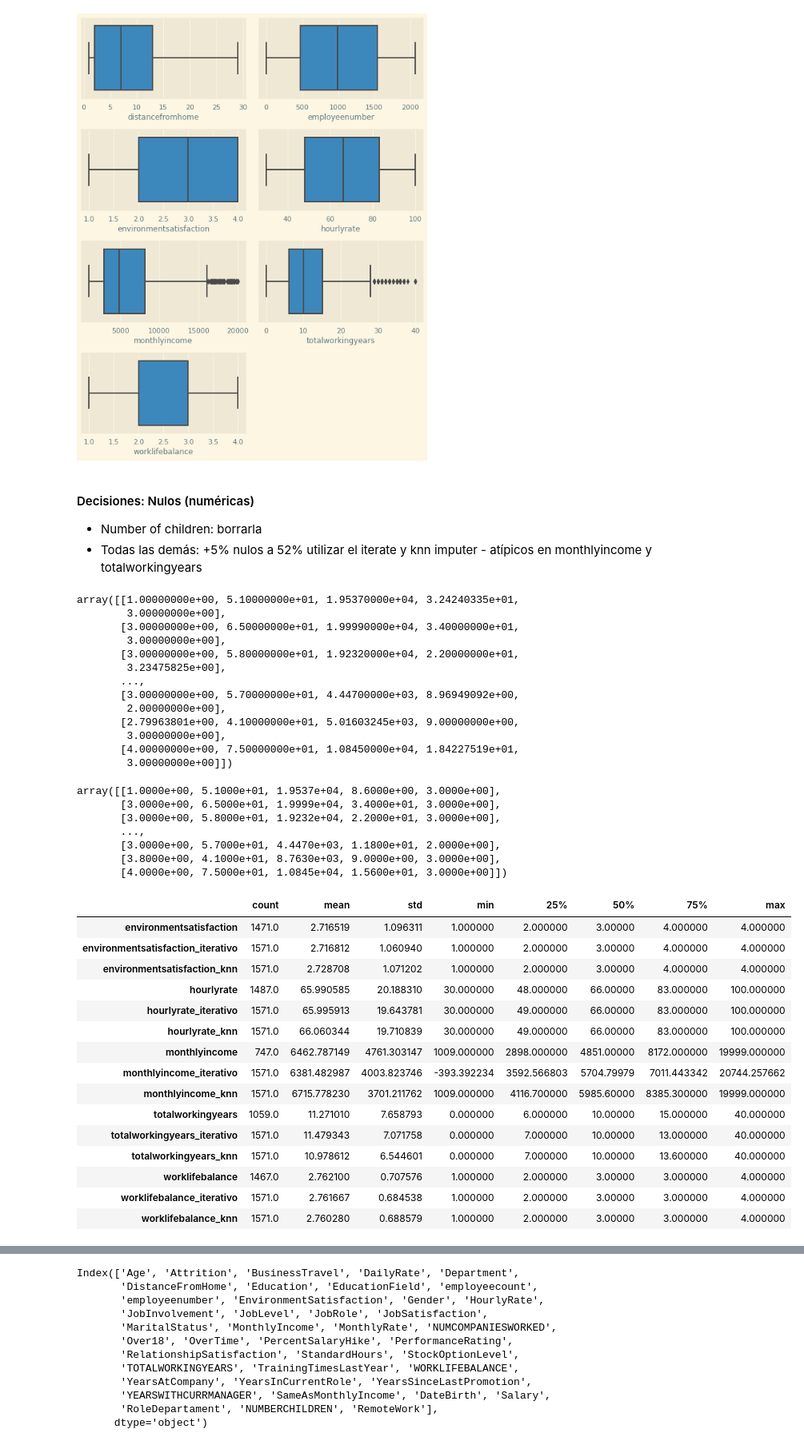
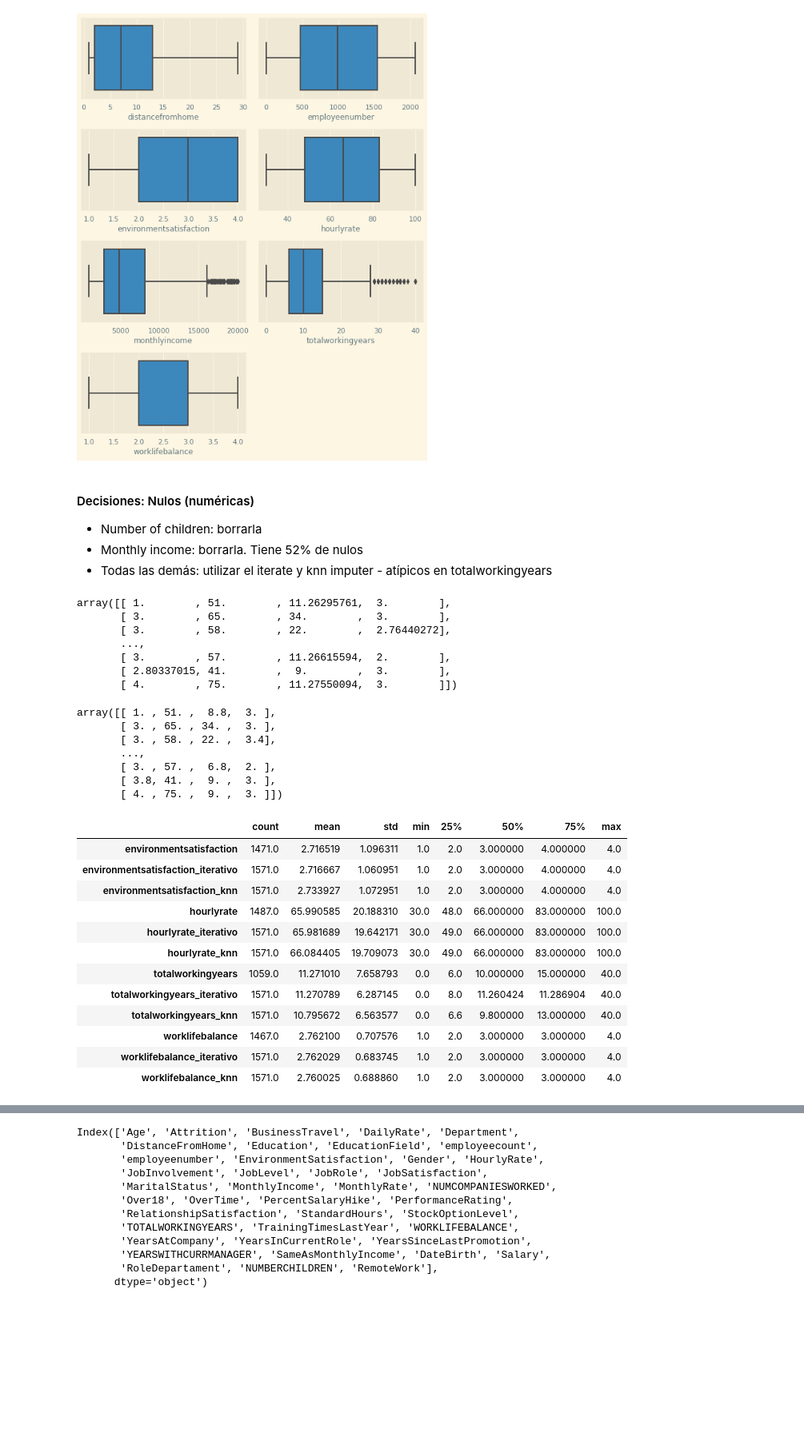
Before and after one commit to Adalab/proyecto-da-promo-Farzana-modulo3-team1, a Jupyter notebook: madre.ipynb, the cells around one changed output, grey strips where cells are left out. Shown: that part at 80% size. Saved outputs shown, nothing was run; the diff lists cells and outputs as text; code cells hidden in the pictures; blank space fills up the shorter version.

Commit message:
modificación de eliminación de columnas:birthrate y monthlyincome

```diff
--- a/madre.ipynb
+++ b/madre.ipynb
@@ -468,65 +455,56 @@ plt.show();
 # %% [markdown]
 #### Decisiones: Nulos (numéricas)
 - Number of children: borrarla
-- Todas las demás: +5% nulos a 52% utilizar el iterate y knn imputer - atípicos en monthlyincome y totalworkingyears
+- Monthly income: borrarla. Tiene 52% de nulos
+- Todas las demás: utilizar el iterate y knn imputer - atípicos en totalworkingyears
 # %%
 #ITERATIVE IMPUTER
 
 imputer_iterative = IterativeImputer(max_iter =20, random_state=42)
-imputer_iterative_imputado = imputer_iterative.fit_transform(df_data_copy[['environmentsatisfaction', 'hourlyrate', 'monthlyincome','totalworkingyears', 'worklifebalance']])
+imputer_iterative_imputado = imputer_iterative.fit_transform(df_data_copy[['environmentsatisfaction', 'hourlyrate','totalworkingyears', 'worklifebalance']])
 imputer_iterative_imputado
 # %% [output]
-array([[1.00000000e+00, 5.10000000e+01, 1.95370000e+04, 3.24240335e+01,
-        3.00000000e+00],
-       [3.00000000e+00, 6.50000000e+01, 1.99990000e+04, 3.40000000e+01,
-        3.00000000e+00],
-       [3.00000000e+00, 5.80000000e+01, 1.92320000e+04, 2.20000000e+01,
-        3.23475825e+00],
+array([[ 1.        , 51.        , 11.26295761,  3.        ],
+       [ 3.        , 65.        , 34.        ,  3.        ],
+       [ 3.        , 58.        , 22.        ,  2.76440272],
        ...,
-       [3.00000000e+00, 5.70000000e+01, 4.44700000e+03, 8.96949092e+00,
-        2.00000000e+00],
-       [2.79963801e+00, 4.10000000e+01, 5.01603245e+03, 9.00000000e+00,
-        3.00000000e+00],
-       [4.00000000e+00, 7.50000000e+01, 1.08450000e+04, 1.84227519e+01,
-        3.00000000e+00]])
+       [ 3.        , 57.        , 11.26615594,  2.        ],
+       [ 2.80337015, 41.        ,  9.        ,  3.        ],
+       [ 4.        , 75.        , 11.27550094,  3.        ]])
 # %%
-df_data_copy[['environmentsatisfaction_iterativo', 'hourlyrate_iterativo', 'monthlyincome_iterativo', 'totalworkingyears_iterativo', 'worklifebalance_iterativo']] = imputer_iterative_imputado
+df_data_copy[['environmentsatisfaction_iterativo', 'hourlyrate_iterativo', 'totalworkingyears_iterativo', 'worklifebalance_iterativo']] = imputer_iterative_imputado
 # %%
 #KNN IMPUTER
 imputer_knn = KNNImputer(n_neighbors=5)
-imputer_knn_imputado = imputer_knn.fit_transform(df_data_copy[['environmentsatisfaction', 'hourlyrate', 'monthlyincome',
-       'totalworkingyears', 'worklifebalance']])
+imputer_knn_imputado = imputer_knn.fit_transform(df_data_copy[['environmentsatisfaction', 'hourlyrate', 'totalworkingyears', 'worklifebalance']])
 imputer_knn_imputado
 # %% [output]
-array([[1.0000e+00, 5.1000e+01, 1.9537e+04, 8.6000e+00, 3.0000e+00],
-       [3.0000e+00, 6.5000e+01, 1.9999e+04, 3.4000e+01, 3.0000e+00],
-       [3.0000e+00, 5.8000e+01, 1.9232e+04, 2.2000e+01, 3.0000e+00],
+array([[ 1. , 51. ,  8.8,  3. ],
+       [ 3. , 65. , 34. ,  3. ],
+       [ 3. , 58. , 22. ,  3.4],
        ...,
-       [3.0000e+00, 5.7000e+01, 4.4470e+03, 1.1800e+01, 2.0000e+00],
-       [3.8000e+00, 4.1000e+01, 8.7630e+03, 9.0000e+00, 3.0000e+00],
-       [4.0000e+00, 7.5000e+01, 1.0845e+04, 1.5600e+01, 3.0000e+00]])
+       [ 3. , 57. ,  6.8,  2. ],
+       [ 3.8, 41. ,  9. ,  3. ],
+       [ 4. , 75. ,  9. ,  3. ]])
 # %%
-df_data_copy[['environmentsatisfaction_knn', 'hourlyrate_knn', 'monthlyincome_knn', 'totalworkingyears_knn', 'worklifebalance_knn']] = imputer_knn_imputado
+df_data_copy[['environmentsatisfaction_knn', 'hourlyrate_knn', 'totalworkingyears_knn', 'worklifebalance_knn']] = imputer_knn_imputado
 # %%
 #Comparamos las estadísticas generadas de por el iterative y el knn para decidir cuál coger (aquel cuya media y mediana sea más parecida a la original- En la columna con valores atípicos cogemos aquel cuya mediana sea más parecida a la original)
-df_data_copy.describe()[['environmentsatisfaction', 'environmentsatisfaction_iterativo', 'environmentsatisfaction_knn', 'hourlyrate', 'hourlyrate_iterativo', 'hourlyrate_knn', 'monthlyincome', 'monthlyincome_iterativo', 'monthlyincome_knn', 'totalworkingyears', 'totalworkingyears_iterativo', 'totalworkingyears_knn', 'worklifebalance', 'worklifebalance_iterativo', 'worklifebalance_knn']].T
+df_data_copy.describe()[['environmentsatisfaction', 'environmentsatisfaction_iterativo', 'environmentsatisfaction_knn', 'hourlyrate', 'hourlyrate_iterativo', 'hourlyrate_knn', 'totalworkingyears', 'totalworkingyears_iterativo', 'totalworkingyears_knn', 'worklifebalance', 'worklifebalance_iterativo', 'worklifebalance_knn']].T
 # %% [output]
 |  | count | mean | std | min | 25% | 50% | 75% | max |
-| environmentsatisfaction | 1471.0 | 2.716519 | 1.096311 | 1.000000 | 2.000000 | 3.00000 | 4.000000 | 4.000000 |
-| environmentsatisfaction_iterativo | 1571.0 | 2.716812 | 1.060940 | 1.000000 | 2.000000 | 3.00000 | 4.000000 | 4.000000 |
-| environmentsatisfaction_knn | 1571.0 | 2.728708 | 1.071202 | 1.000000 | 2.000000 | 3.00000 | 4.000000 | 4.000000 |
-| hourlyrate | 1487.0 | 65.990585 | 20.188310 | 30.000000 | 48.000000 | 66.00000 | 83.000000 | 100.000000 |
-| hourlyrate_iterativo | 1571.0 | 65.995913 | 19.643781 | 30.000000 | 49.000000 | 66.00000 | 83.000000 | 100.000000 |
-| hourlyrate_knn | 1571.0 | 66.060344 | 19.710839 | 30.000000 | 49.000000 | 66.00000 | 83.000000 | 100.000000 |
-| monthlyincome | 747.0 | 6462.787149 | 4761.303147 | 1009.000000 | 2898.000000 | 4851.00000 | 8172.000000 | 19999.000000 |
-| monthlyincome_iterativo | 1571.0 | 6381.482987 | 4003.823746 | -393.392234 | 3592.566803 | 5704.79979 | 7011.443342 | 20744.257662 |
-| monthlyincome_knn | 1571.0 | 6715.778230 | 3701.211762 | 1009.000000 | 4116.700000 | 5985.60000 | 8385.300000 | 19999.000000 |
-| totalworkingyears | 1059.0 | 11.271010 | 7.658793 | 0.000000 | 6.000000 | 10.00000 | 15.000000 | 40.000000 |
-| totalworkingyears_iterativo | 1571.0 | 11.479343 | 7.071758 | 0.000000 | 7.000000 | 10.00000 | 13.000000 | 40.000000 |
-| totalworkingyears_knn | 1571.0 | 10.978612 | 6.544601 | 0.000000 | 7.000000 | 10.00000 | 13.600000 | 40.000000 |
-| worklifebalance | 1467.0 | 2.762100 | 0.707576 | 1.000000 | 2.000000 | 3.00000 | 3.000000 | 4.000000 |
-| worklifebalance_iterativo | 1571.0 | 2.761667 | 0.684538 | 1.000000 | 2.000000 | 3.00000 | 3.000000 | 4.000000 |
-| worklifebalance_knn | 1571.0 | 2.760280 | 0.688579 | 1.000000 | 2.000000 | 3.00000 | 3.000000 | 4.000000 |
+| environmentsatisfaction | 1471.0 | 2.716519 | 1.096311 | 1.0 | 2.0 | 3.000000 | 4.000000 | 4.0 |
+| environmentsatisfaction_iterativo | 1571.0 | 2.716667 | 1.060951 | 1.0 | 2.0 | 3.000000 | 4.000000 | 4.0 |
+| environmentsatisfaction_knn | 1571.0 | 2.733927 | 1.072951 | 1.0 | 2.0 | 3.000000 | 4.000000 | 4.0 |
+| hourlyrate | 1487.0 | 65.990585 | 20.188310 | 30.0 | 48.0 | 66.000000 | 83.000000 | 100.0 |
+| hourlyrate_iterativo | 1571.0 | 65.981689 | 19.642171 | 30.0 | 49.0 | 66.000000 | 83.000000 | 100.0 |
+| hourlyrate_knn | 1571.0 | 66.084405 | 19.709073 | 30.0 | 49.0 | 66.000000 | 83.000000 | 100.0 |
+| totalworkingyears | 1059.0 | 11.271010 | 7.658793 | 0.0 | 6.0 | 10.000000 | 15.000000 | 40.0 |
+| totalworkingyears_iterativo | 1571.0 | 11.270789 | 6.287145 | 0.0 | 8.0 | 11.260424 | 11.286904 | 40.0 |
+| totalworkingyears_knn | 1571.0 | 10.795672 | 6.563577 | 0.0 | 6.6 | 9.800000 | 13.000000 | 40.0 |
+| worklifebalance | 1467.0 | 2.762100 | 0.707576 | 1.0 | 2.0 | 3.000000 | 3.000000 | 4.0 |
+| worklifebalance_iterativo | 1571.0 | 2.762029 | 0.683745 | 1.0 | 2.0 | 3.000000 | 3.000000 | 4.0 |
+| worklifebalance_knn | 1571.0 | 2.760025 | 0.688860 | 1.0 | 2.0 | 3.000000 | 3.000000 | 4.0 |
 # %% [markdown]
 ### Cuál coger?
 - env.satif_iterativo
```
Also changed, not shown: parts of 20 cells of this notebook.
